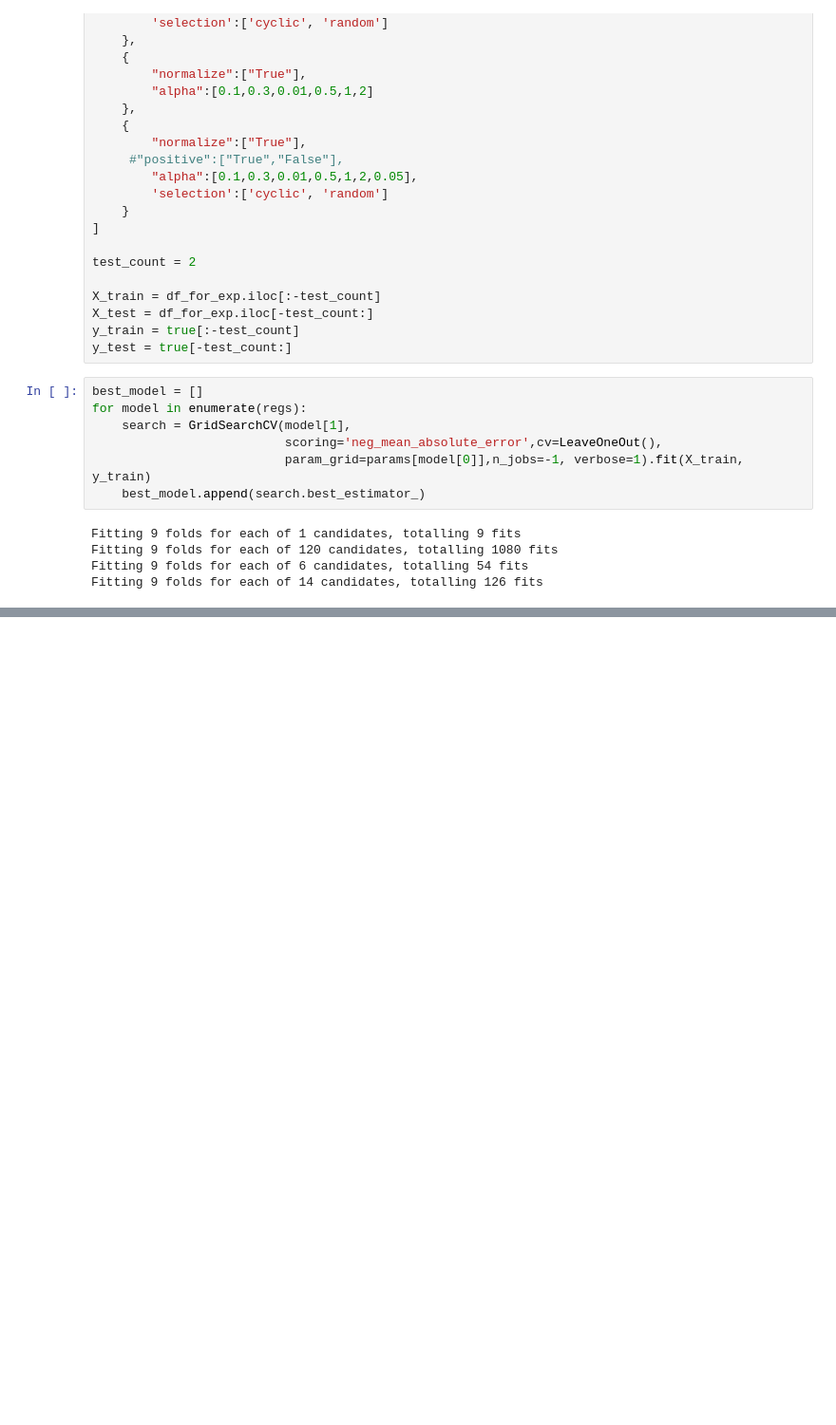
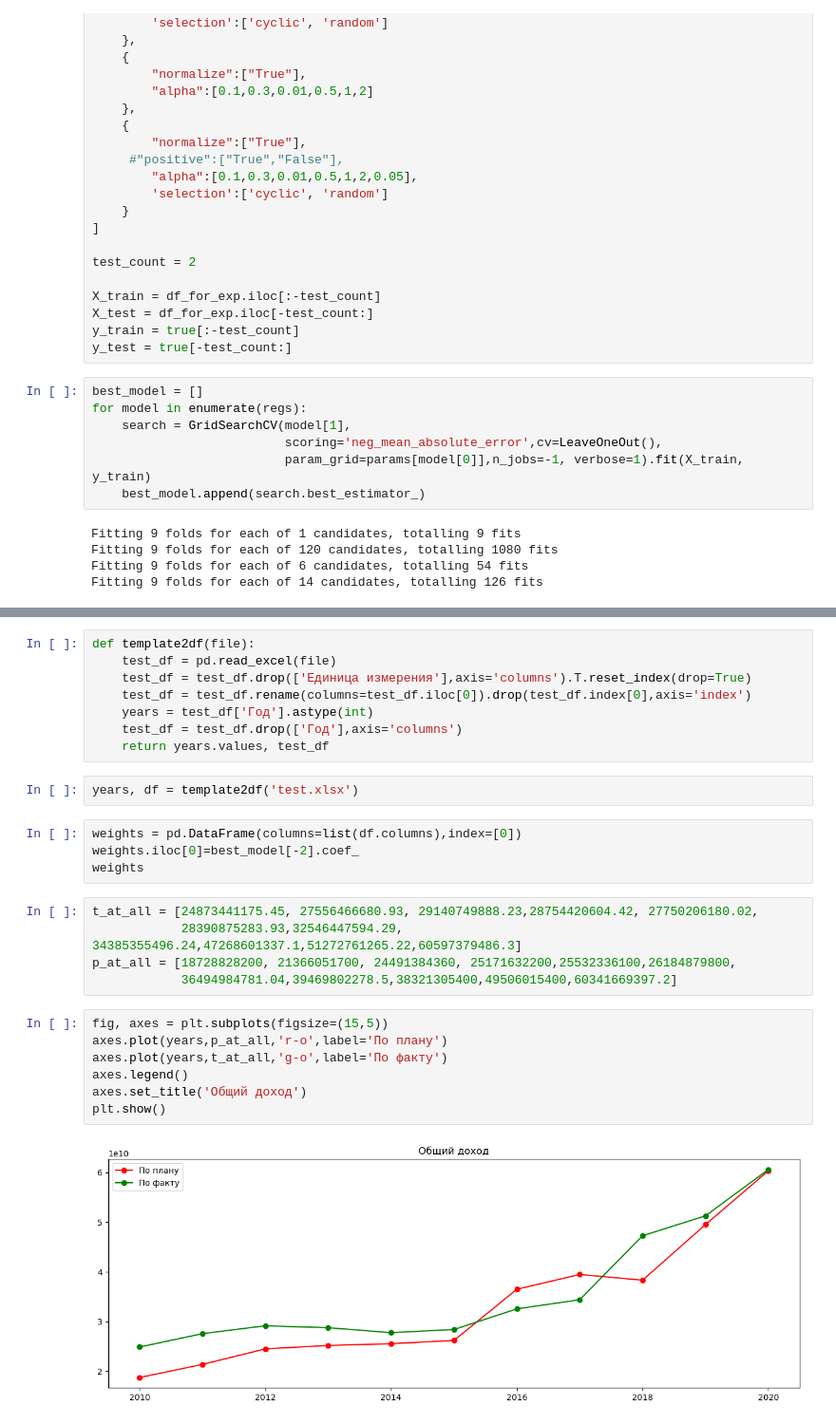
Before and after one commit to deethereal/DigitalLeaders_budget_10_HACK, a Jupyter notebook: DenisFirstTry.ipynb, the cells around one changed output, grey strips where cells are left out. Shown: that part at 95% size. Cells and saved outputs as stored; diff of their text form; blank space fills up the shorter version.

```diff
--- a/DenisFirstTry.ipynb
+++ b/DenisFirstTry.ipynb
@@ -223,0 +226,28 @@ joblib.dump(best_model[-2],'model.pkl')
+# %%
+def template2df(file):
+    test_df = pd.read_excel(file)
+    test_df = test_df.drop(['Единица измерения'],axis='columns').T.reset_index(drop=True)
+    test_df = test_df.rename(columns=test_df.iloc[0]).drop(test_df.index[0],axis='index')
+    years = test_df['Год'].astype(int)
+    test_df = test_df.drop(['Год'],axis='columns')
+    return years.values, test_df
+# %%
+years, df = template2df('test.xlsx')
+# %%
+weights = pd.DataFrame(columns=list(df.columns),index=[0])
+weights.iloc[0]=best_model[-2].coef_
+weights
+# %%
+t_at_all = [24873441175.45, 27556466680.93, 29140749888.23,28754420604.42, 27750206180.02,
+            28390875283.93,32546447594.29, 34385355496.24,47268601337.1,51272761265.22,60597379486.3]
+p_at_all = [18728828200, 21366051700, 24491384360, 25171632200,25532336100,26184879800,
+            36494984781.04,39469802278.5,38321305400,49506015400,60341669397.2]
+# %%
+fig, axes = plt.subplots(figsize=(15,5))
+axes.plot(years,p_at_all,'r-o',label='По плану')
+axes.plot(years,t_at_all,'g-o',label='По факту')
+axes.legend()
+axes.set_title('Общий доход')
+plt.show()
+# %% [output]
+[figure, added]
```
Also changed, not shown: parts of 19 cells of this notebook.
